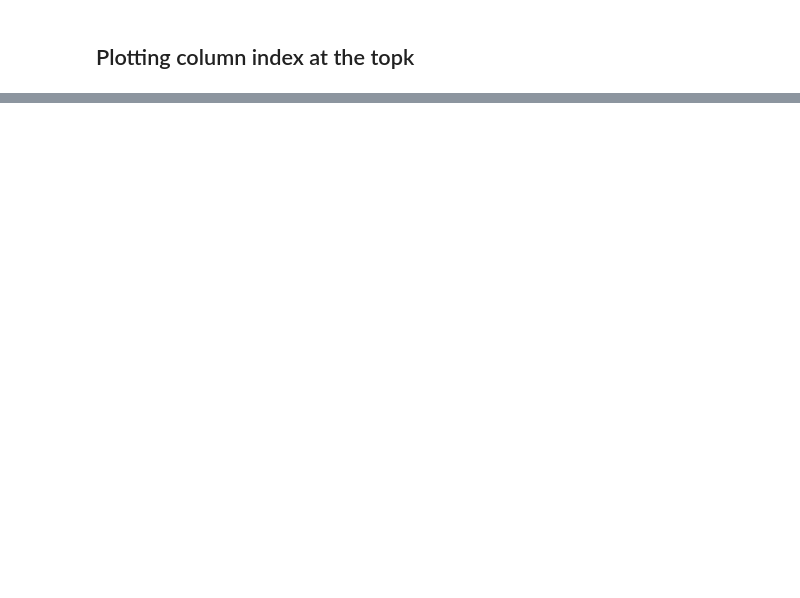
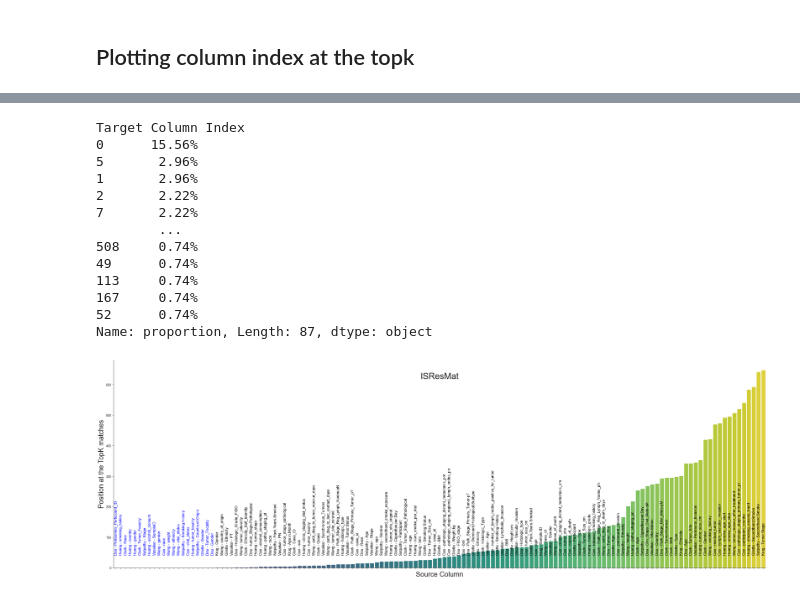
Before and after one commit to kevin-fang-lscm/magneto-matcher, a Jupyter notebook: visualizations/col_pos.ipynb, the cells around one changed output, grey strips where cells are left out. Cells and saved outputs as stored; diff of their text form; code cells hidden in the pictures; blank space fills up the shorter version.

```diff
--- a/visualizations/col_pos.ipynb
+++ b/visualizations/col_pos.ipynb
@@ -170,0 +184,23 @@ KeyError: 'Data type'
+# %%
+df = pd.read_csv(file_path)
+method = 'ISResMat'
+df = df[df['Matcher'] == method]
+target_column_stats = df['Target Column Index'].value_counts(normalize=True) * 100
+indexedsimilarity_target_column_stats = target_column_stats.round(2).astype(str) + '%'
+print(indexedsimilarity_target_column_stats)
+plot(df, method)
+# %% [output]
+Target Column Index
+0      15.56%
+5       2.96%
+1       2.96%
+2       2.22%
+7       2.22%
+        ...
+508     0.74%
+49      0.74%
+113     0.74%
+167     0.74%
+52      0.74%
+Name: proportion, Length: 87, dtype: object
+[figure, added]
```
Also changed, not shown: parts of 7 cells of this notebook, 22 other files.
